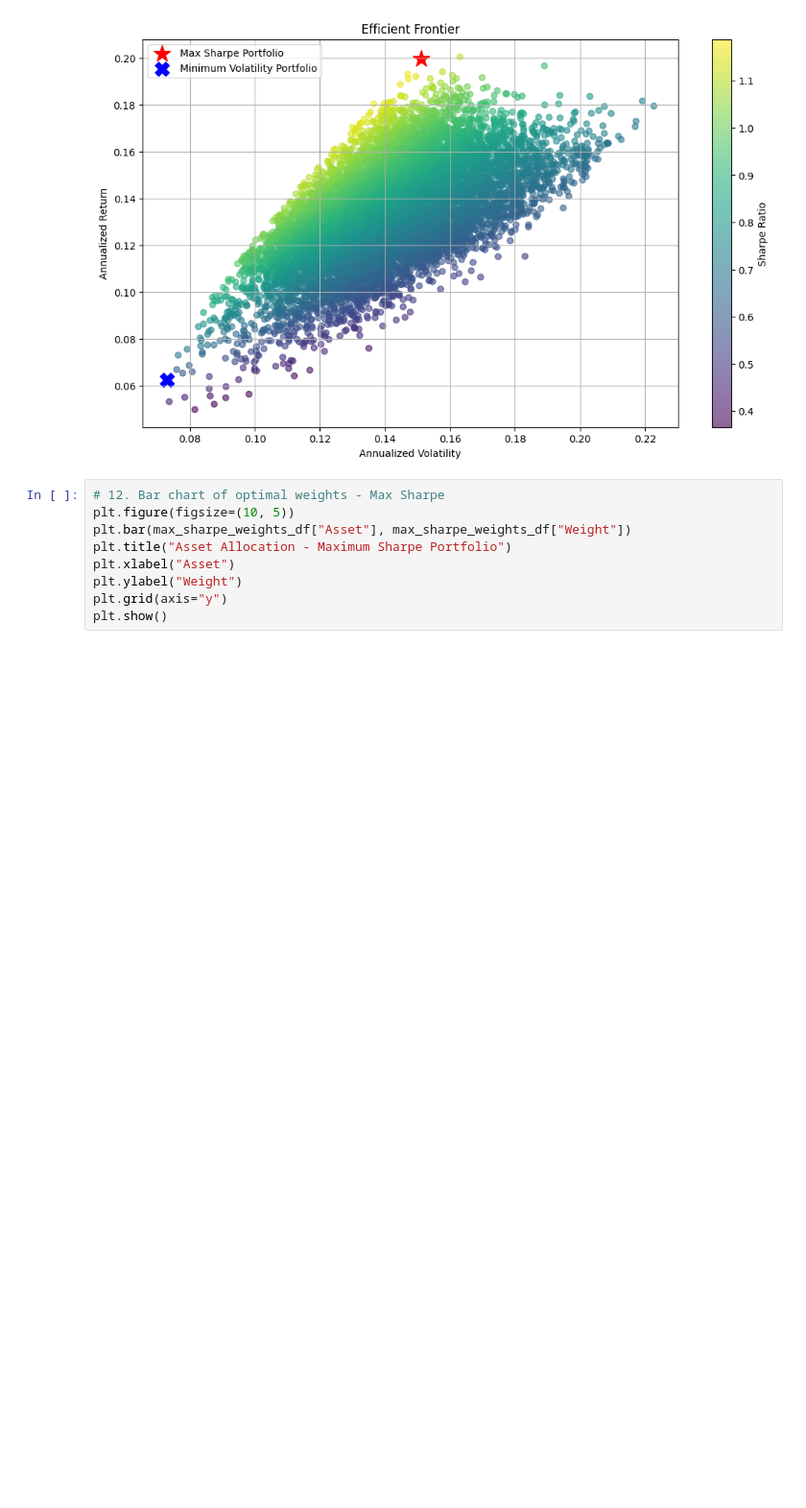
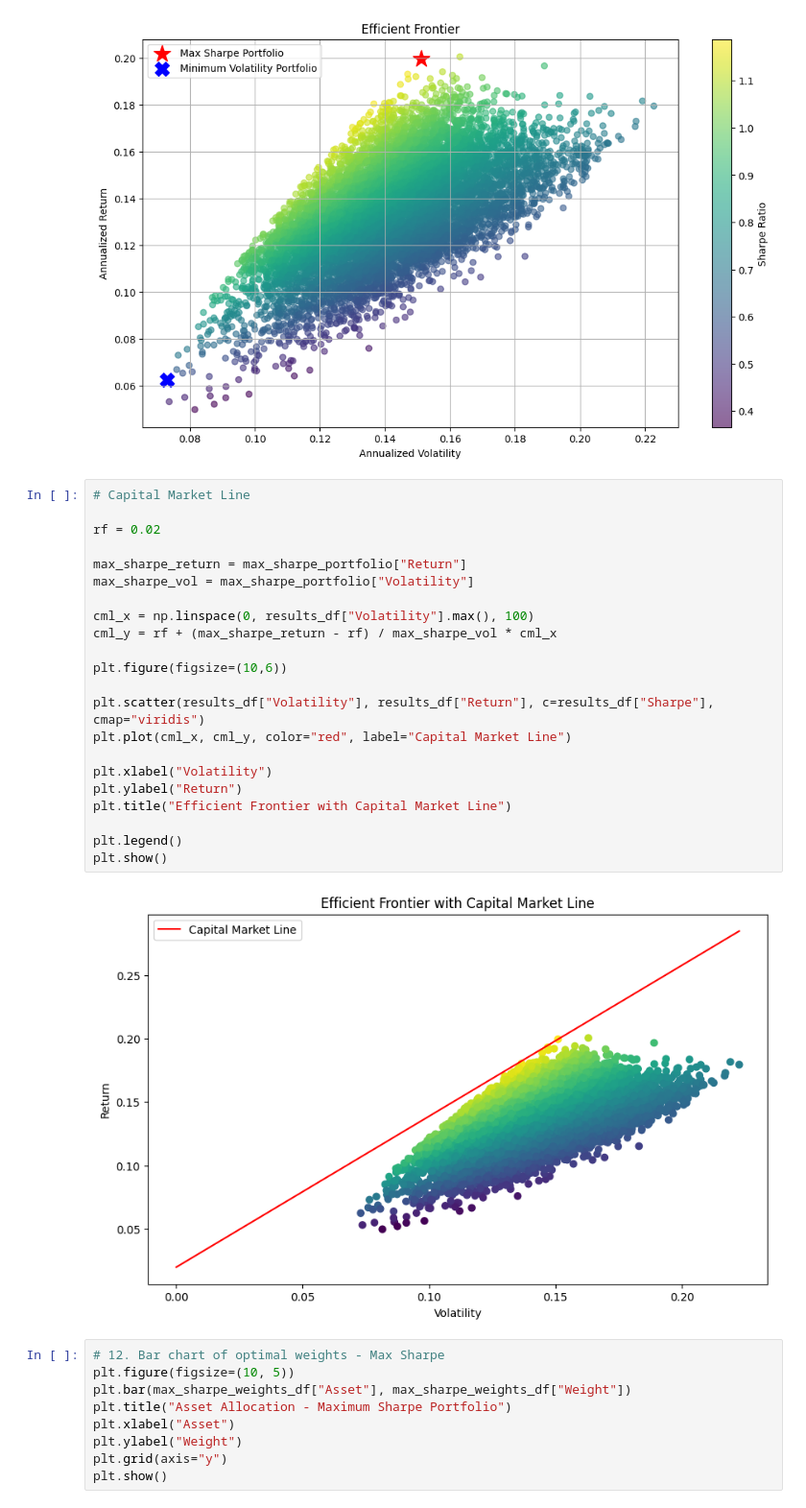
Before and after one commit to Giaco237/portfolio-optimization-efficient-frontier, a Jupyter notebook: portfolio_optimization.ipynb, the cells around one changed output. Shown at 96% size. Saved outputs shown, nothing was run; the diff lists cells and outputs as text; blank space fills up the shorter version.

Commit message:
Add files via upload
Add portfolio optimization notebook

```diff
--- a/portfolio_optimization.ipynb
+++ b/portfolio_optimization.ipynb
@@ -252,6 +252,30 @@ plt.grid(True)
 plt.show()
 # %% [output]
 [figure]
+# %%
+# Capital Market Line
+
+rf = 0.02
+
+max_sharpe_return = max_sharpe_portfolio["Return"]
+max_sharpe_vol = max_sharpe_portfolio["Volatility"]
+
+cml_x = np.linspace(0, results_df["Volatility"].max(), 100)
+cml_y = rf + (max_sharpe_return - rf) / max_sharpe_vol * cml_x
+
+plt.figure(figsize=(10,6))
+
+plt.scatter(results_df["Volatility"], results_df["Return"], c=results_df["Sharpe"], cmap="viridis")
+plt.plot(cml_x, cml_y, color="red", label="Capital Market Line")
+
+plt.xlabel("Volatility")
+plt.ylabel("Return")
+plt.title("Efficient Frontier with Capital Market Line")
+
+plt.legend()
+plt.show()
+# %% [output]
+[figure, added]
 # %%
 # 12. Bar chart of optimal weights - Max Sharpe
 plt.figure(figsize=(10, 5))
```
Also changed, not shown: parts of 1 cell of this notebook.
